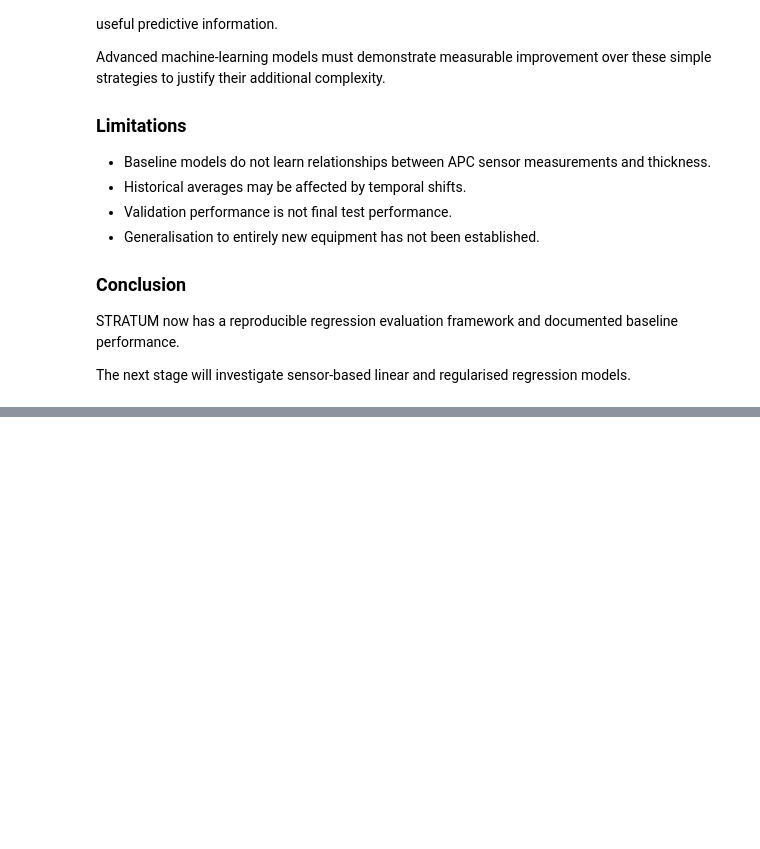
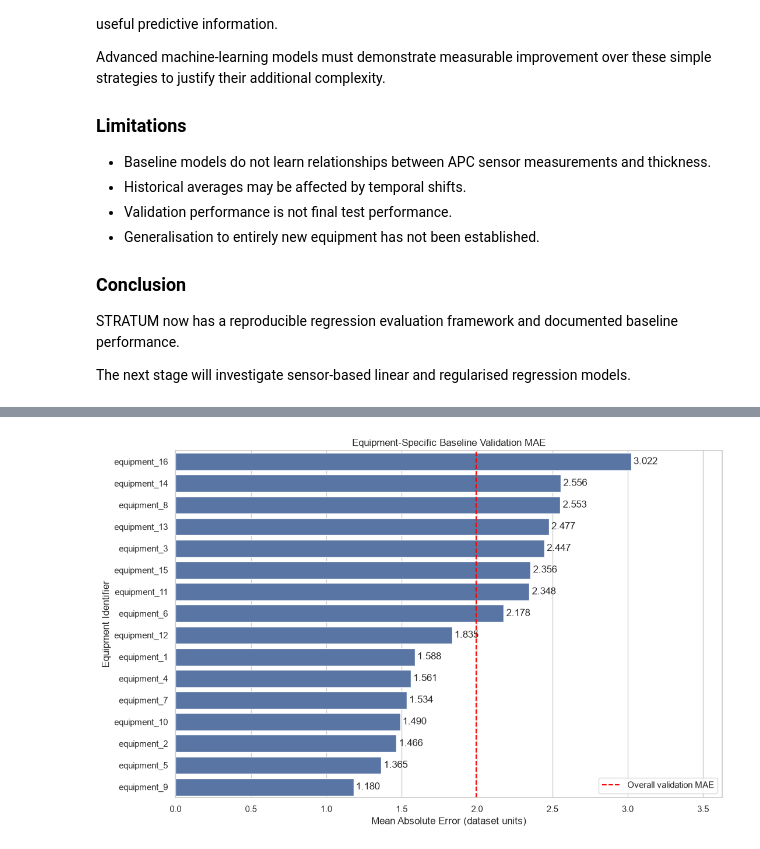
Before and after one commit to Tarun-Raja/STRATUM, a Jupyter notebook: notebooks/09_baseline_regression.ipynb, the cells around one changed output, grey strips where cells are left out. Cells and saved outputs as stored; diff of their text form; code cells hidden in the pictures; blank space fills up the shorter version.

Commit message:
docs: refine baseline findings and equipment-level error analysis

```diff
--- a/notebooks/09_baseline_regression.ipynb
+++ b/notebooks/09_baseline_regression.ipynb
@@ -861,0 +989,39 @@ and regularised regression models.
+# %%
+
+# Visualise equipment-specific baseline MAE
+
+plt.figure(figsize=(11, 7))
+
+ax = sns.barplot(
+    data=equipment_error_summary.reset_index(),
+    x="MAE",
+    y="equipment",
+)
+
+ax.axvline(
+    equipment_metrics["MAE"],
+    color="red",
+    linestyle="--",
+    label="Overall validation MAE",
+)
+
+ax.bar_label(
+    ax.containers[0],
+    fmt="%.3f",
+    padding=3,
+)
+
+plt.xlim(
+    0,
+    equipment_error_summary["MAE"].max() * 1.2
+)
+
+plt.title("Equipment-Specific Baseline Validation MAE")
+plt.xlabel("Mean Absolute Error (dataset units)")
+plt.ylabel("Equipment Identifier")
+plt.legend()
+
+plt.tight_layout()
+plt.show()
+# %% [output]
+[figure, added]
```
Also changed, not shown: parts of 3 cells of this notebook.
